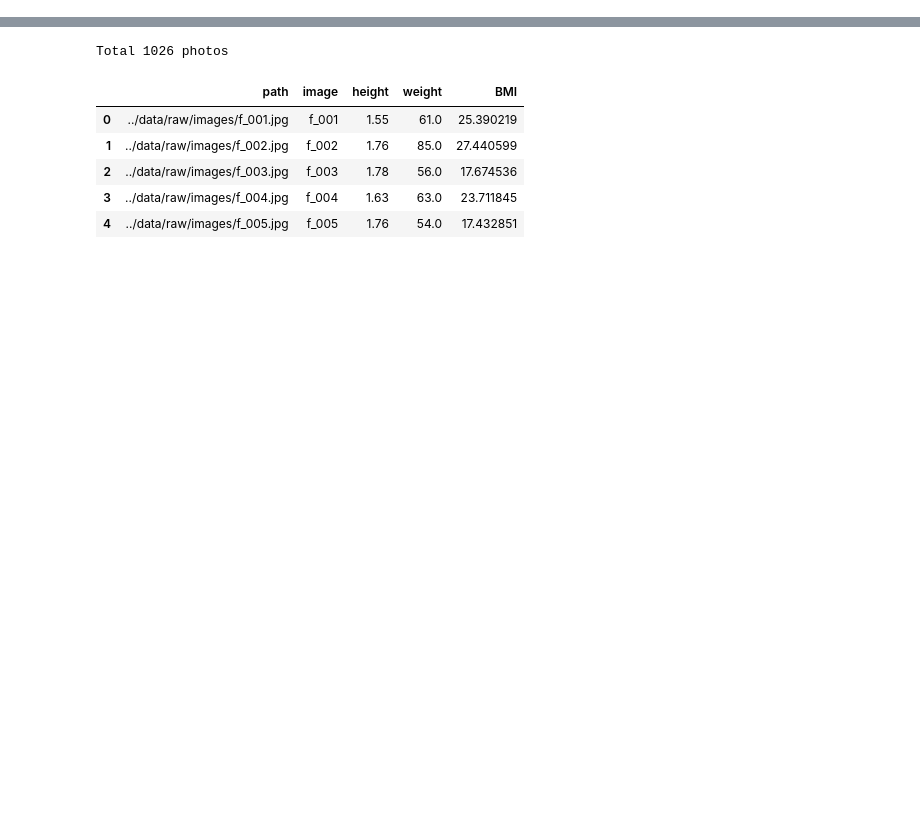
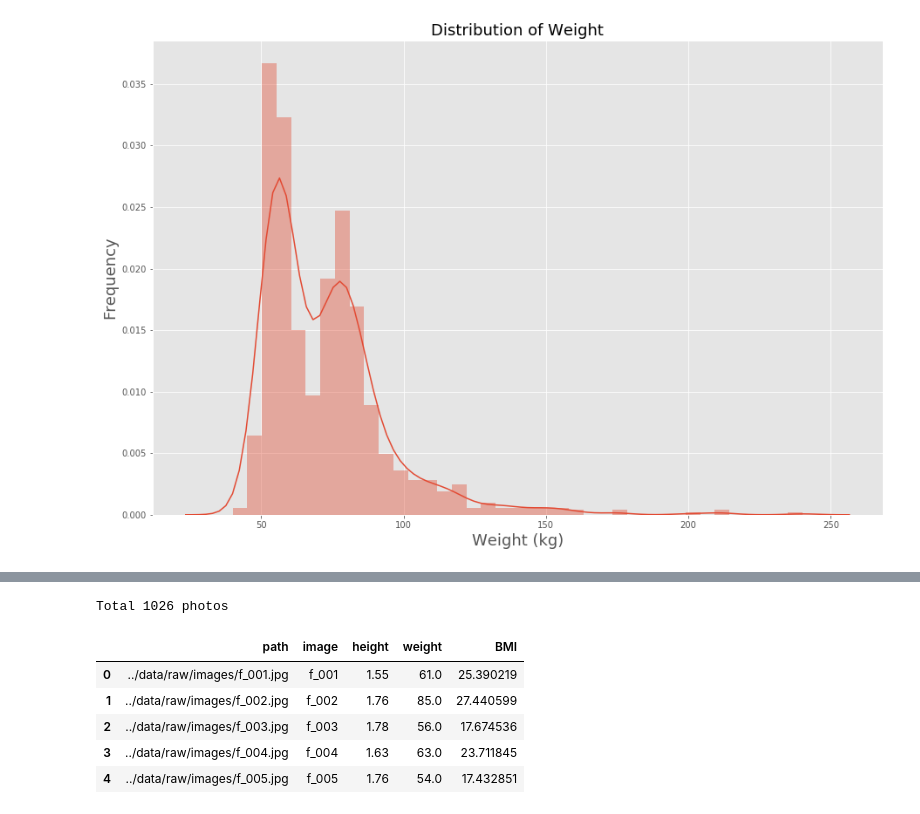
Before and after one commit to tonyzzzzz/FaceToBMI, a Jupyter notebook: notebooks/00-data-exploration.ipynb, the cells around one changed output, grey strips where cells are left out. Saved outputs shown, nothing was run; the diff lists cells and outputs as text; code cells hidden in the pictures; blank space fills up the shorter version.

```diff
--- a/notebooks/00-data-exploration.ipynb
+++ b/notebooks/00-data-exploration.ipynb
@@ -19,0 +43,9 @@ Annotation data:  1026
+# %%
+# histogram of the weight
+plt.figure(figsize=(15, 10))
+sns.distplot(sample.weight)
+plt.title('Distribution of Weight', size=18)
+plt.xlabel('Weight (kg)', size=18)
+plt.ylabel('Frequency', size=18);
+# %% [output]
+[figure, added]
```
Also changed, not shown: parts of 15 cells of this notebook, 4 other files.
